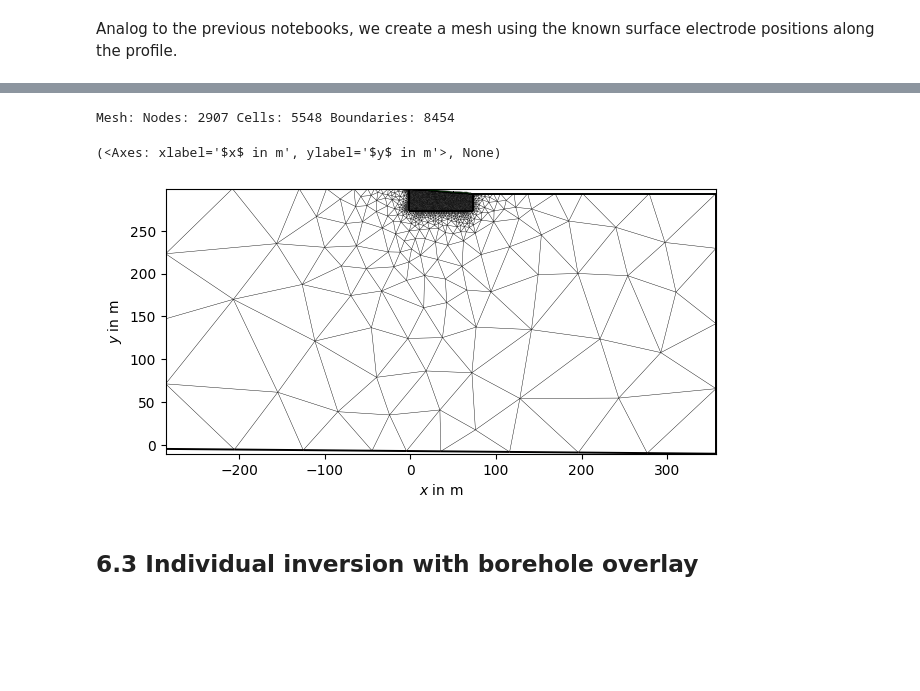
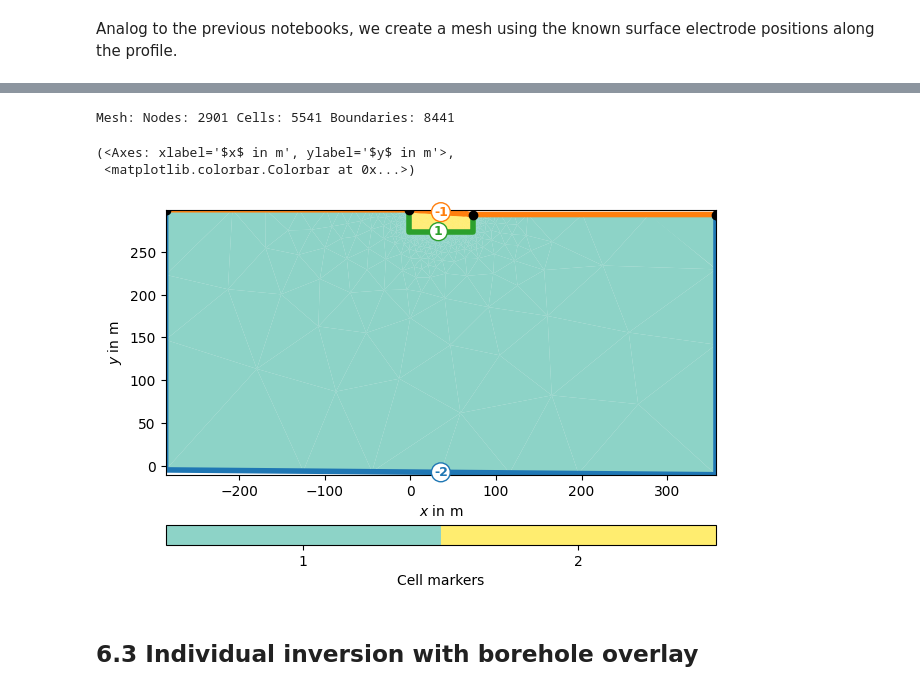
Before and after one commit to gimli-org/nsg26, a Jupyter notebook: 02_advanced_regularization/borehole_constraint.ipynb, the cells around one changed output, grey strips where cells are left out. Drawn from its saved outputs; the diff is of its cells as text; code cells hidden in the pictures; blank space fills up the shorter version.

```diff
--- a/02_advanced_regularization/borehole_constraint.ipynb
+++ b/02_advanced_regularization/borehole_constraint.ipynb
@@ -36,11 +36,9 @@ ax.grid(True)
 # %% [markdown]
 Analog to the previous notebooks, we create a mesh using the known surface electrode positions along the profile.
 # %%
+mesh = pg.load("../data/mesh_ERT.bms")
 mgr = ert.ERTManager(data)
-plc = mt.createParaMeshPLC(data.sensorPositions(), paraDX=0.33, paraDepth=20, paraMaxCellSize=0.75)
-
-mesh = mt.createMesh(plc)
 mgr.setMesh(mesh)
 print(mesh)
-pg.show(mesh)
+pg.show(mesh, markers=True)
 # %% [output]
@@ -49,6 +47,7 @@ pg.show(mesh)
-Mesh: Nodes: 2907 Cells: 5548 Boundaries: 8454
+Mesh: Nodes: 2901 Cells: 5541 Boundaries: 8441
-(<Axes: xlabel='$x$ in m', ylabel='$y$ in m'>, None)
+(<Axes: xlabel='$x$ in m', ylabel='$y$ in m'>,
+ <matplotlib.colorbar.Colorbar at 0x...>)
-[figure, old version]
+[figure, new version]
 # %% [markdown]
 ## 6.3 Individual inversion with borehole overlay
 # %% [markdown]
```
Also changed, not shown: parts of 4 cells of this notebook, 8 other files.
